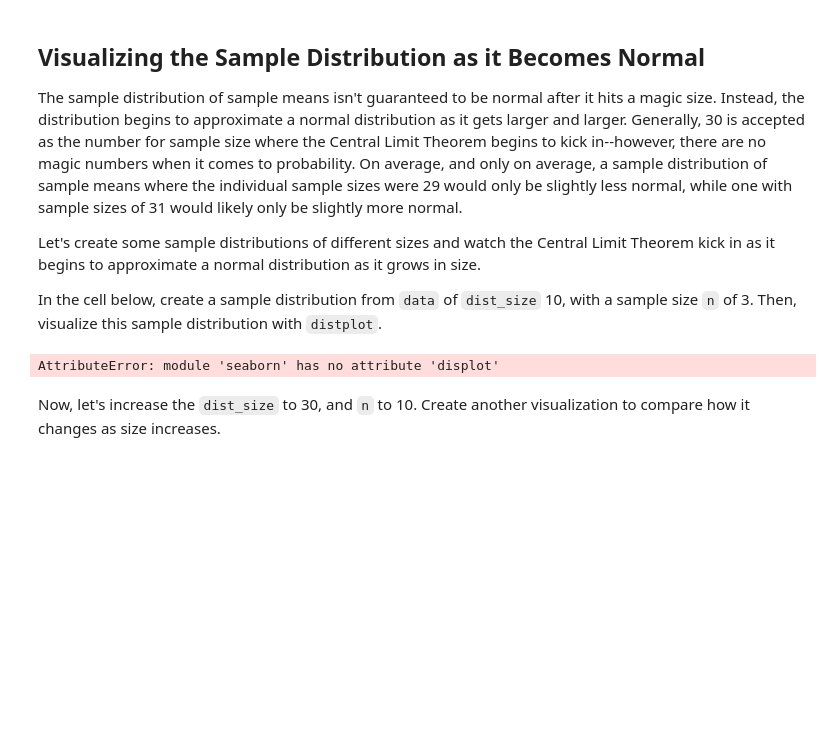
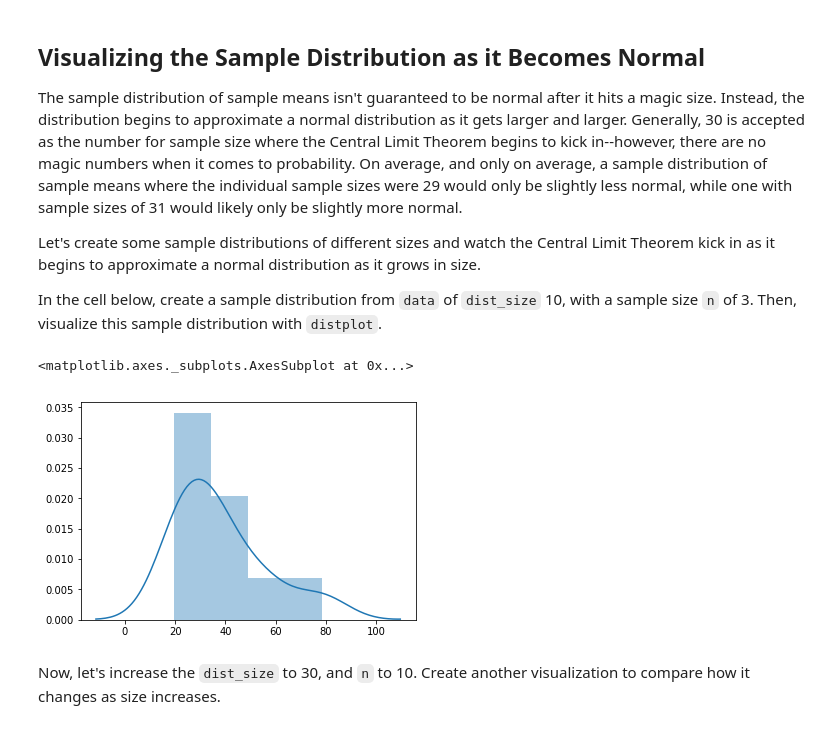
Before and after one commit to minnaf/dsc-central-limit-theorem-lab-nyc-ds-060319, a Jupyter notebook: index.ipynb, the cells around one changed output. Cells and saved outputs as stored; diff of their text form; code cells hidden in the pictures; blank space fills up the shorter version.

```diff
--- a/index.ipynb
+++ b/index.ipynb
@@ -123,8 +123,9 @@ Let's create some sample distributions of different sizes and watch the Central
 In the cell below, create a sample distribution from `data` of `dist_size` 10, with a sample size `n` of 3. Then, visualize this sample distribution with `distplot`.
 # %%
 ex1 = create_sample_distribution(df, dist_size=10, n=3)
-sns.displot(ex1)
+sns.distplot(ex1)
 # %% [output]
-AttributeError: module 'seaborn' has no attribute 'displot'
+<matplotlib.axes._subplots.AxesSubplot at 0x...>
+[figure, added]
 # %% [markdown]
 Now, let's increase the `dist_size` to 30, and `n` to 10.  Create another visualization to compare how it changes as size increases.
```
Also changed, not shown: parts of 1 cell of this notebook.
